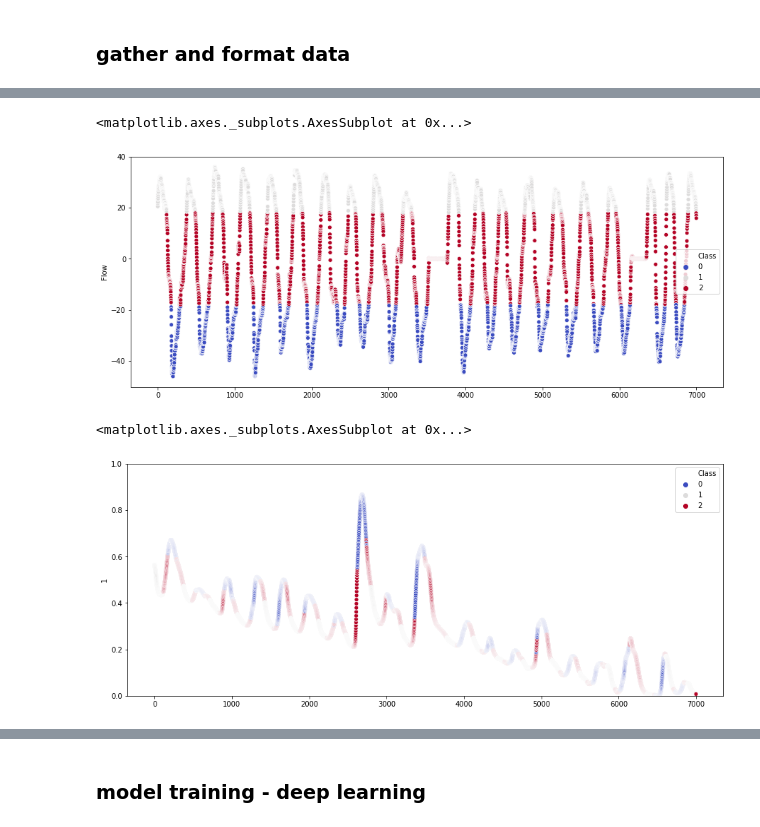
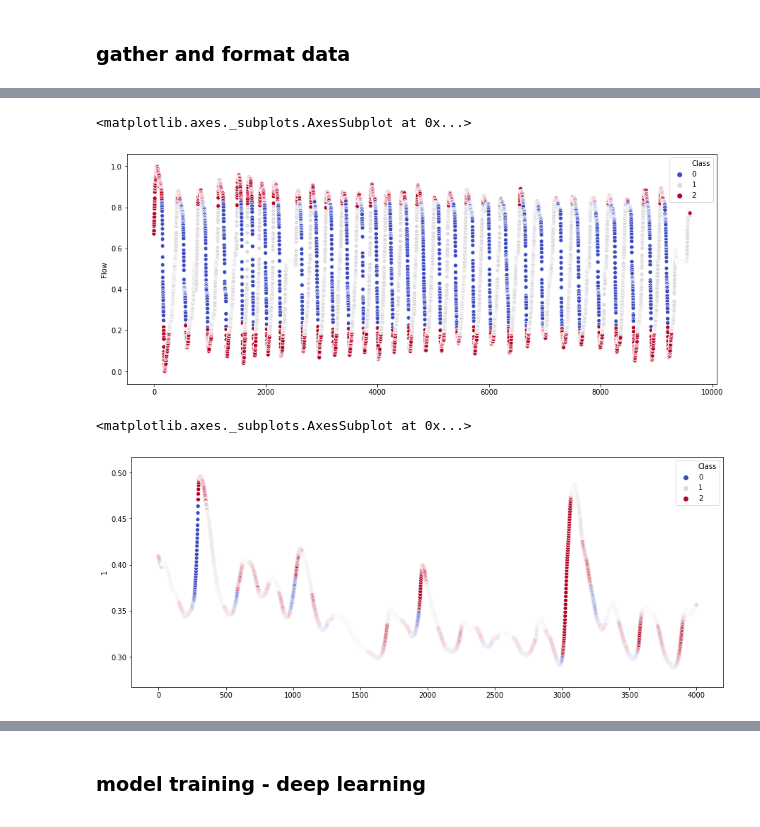
Before and after one commit to msfurr/coral_host, a Jupyter notebook: Jupyter_Notebooks/ModelTraining.ipynb, the cells around one changed output, grey strips where cells are left out. Drawn from its saved outputs; the diff is of its cells as text; code cells hidden in the pictures.

```diff
--- a/Jupyter_Notebooks/ModelTraining.ipynb
+++ b/Jupyter_Notebooks/ModelTraining.ipynb
@@ -141,8 +163,8 @@ plt.plot(flow['Flow'])
 # %%
 x = range(0, len(df['4'][0:6000]))
-flow['a'] = (flow['Flow'] / 200) - 0.5
+flow['a'] = (flow['Flow'] / 5) - 0.6
 fig = plt.figure(figsize = (15, 6))
-plt.plot(x, df['4'][0:6000], x, flow['a'][0:6000]*-1)
+plt.plot(x, df['1'][0:6000], x, flow['a'][0:6000]*-1)
 # %% [output]
 [<matplotlib.lines.Line2D at 0x...>,
  <matplotlib.lines.Line2D at 0x...>]
@@ -171,13 +174,49 @@ df.head()
+# %%
+def classLabel(flow):
+
+    upper = 0.82
+    lower = 0.2
+
+    state = []
+    action = []
+
+    for i in range(0, len(flow)):
+
+        if i > len(flow)-2:
+            state.append(2)
+
+        else:
+
+            if flow['Flow'][i] < upper and flow['Flow'][i+1] > upper:
+                action.append(2)
+
+            if flow['Flow'][i] < lower and flow['Flow'][i+1] > lower:
+                action.append(1)
+
+            if flow['Flow'][i] > lower and flow['Flow'][i+1] < lower:
+                action.append(2)
+
+            if flow['Flow'][i] > upper and flow['Flow'][i+1] < upper:
+                action.append(0)
+
+            if len(action) > 1:
+                state.append(action[-1])
+
+            else:
+                state.append(2)
+
+    return state
+
+df['Class'] = classLabel(flow)
 # %%
 fig = plt.figure(figsize = (15, 6))
-sns.scatterplot(y = flow['Flow'][1000:8000], x = range(0, 7000), hue = df['Class'][1000:8000], palette = 'coolwarm')
+sns.scatterplot(y = flow['Flow'], x = range(0, len(flow)), hue = df['Class'], palette = 'coolwarm')
 # %% [output]
 <matplotlib.axes._subplots.AxesSubplot at 0x...>
-[figure, old version]
+[figure, new version]
 # %%
 fig = plt.figure(figsize = (15, 6))
-plt.ylim(0, 1)
-sns.scatterplot(y = df['1'][1000:8000], x = range(0, 7000), hue = df['Class'][1000:8000], palette = 'coolwarm')
+sns.scatterplot(y = df['1'][1000:5000], x = range(0, 4000), hue = df['Class'][1000:5000], palette = 'coolwarm')
 # %% [output]
 <matplotlib.axes._subplots.AxesSubplot at 0x...>
-[figure, old version]
+[figure, new version]
```
Also changed, not shown: parts of 33 cells of this notebook, 23 other files.
